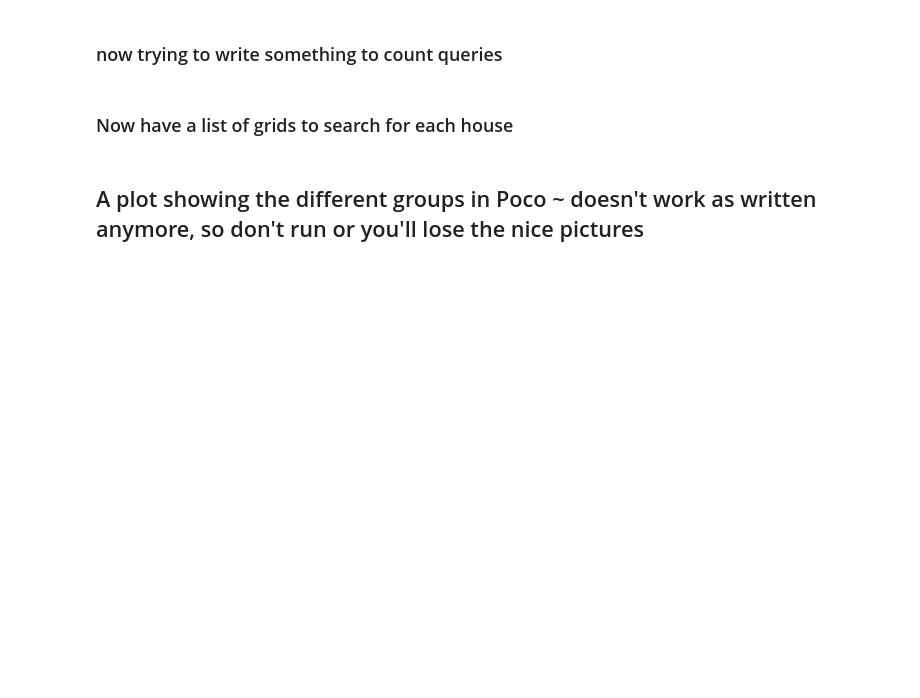
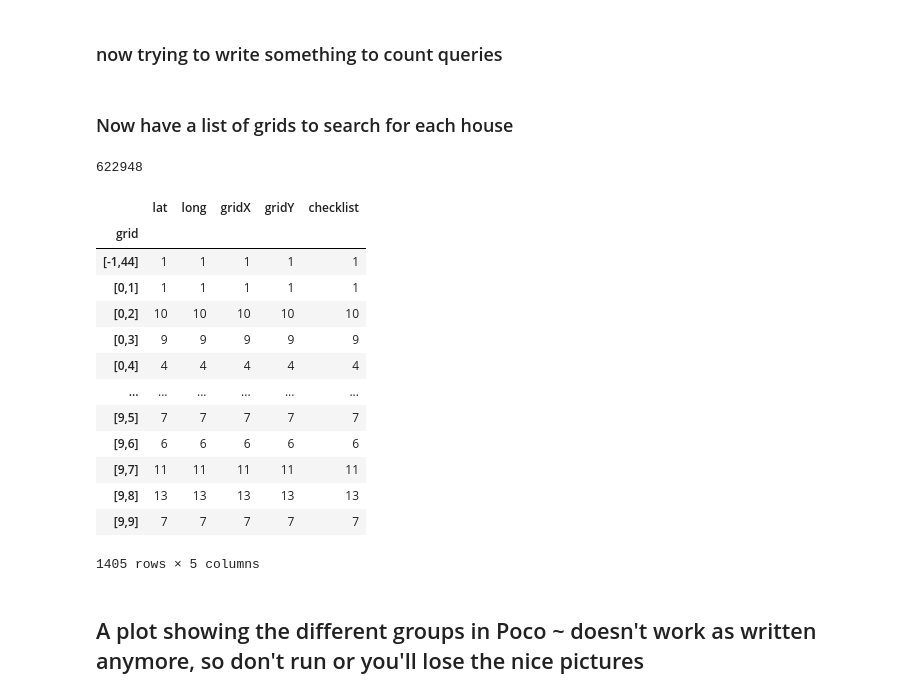
Before and after one commit to Justin-Heer/GarbageTruckOptimization-1, a Jupyter notebook: poco-grid.ipynb, the cells around one changed output. Drawn from its saved outputs; the diff is of its cells as text; code cells hidden in the pictures; blank space fills up the shorter version.

```diff
--- a/poco-grid.ipynb
+++ b/poco-grid.ipynb
@@ -131,11 +117,11 @@ df['checklist'] = df['checklist'].astype('object')
 # %%
 for inx,arr in df.iterrows():
     checklist = None
-    checklist = regular_case(arr['gridX'],arr['gridY'],10)
+    checklist = regular_case(arr['gridX'],arr['gridY'],20)
     if checklist == None:
-        checklist = edge_case(arr['gridX'],arr['gridY'],10)
+        checklist = edge_case(arr['gridX'],arr['gridY'],20)
     if checklist == None:
-        checklist = corner_case(arr['gridX'],arr['gridY'],10)
+        checklist = corner_case(arr['gridX'],arr['gridY'],20)
 
     df.loc[inx,'checklist'] = [checklist]
 # %% [markdown]
@@ -143,3 +140,24 @@ for inx,arr in df.iterrows():
+# %%
+count
+# %% [output]
+622948
+# %%
+df.groupby('grid').count()
+# %% [output]
+|  | lat | long | gridX | gridY | checklist |
+| grid |  |  |  |  |  |
+| [-1,44] | 1 | 1 | 1 | 1 | 1 |
+| [0,1] | 1 | 1 | 1 | 1 | 1 |
+| [0,2] | 10 | 10 | 10 | 10 | 10 |
+| [0,3] | 9 | 9 | 9 | 9 | 9 |
+| [0,4] | 4 | 4 | 4 | 4 | 4 |
+| ... | ... | ... | ... | ... | ... |
+| [9,5] | 7 | 7 | 7 | 7 | 7 |
+| [9,6] | 6 | 6 | 6 | 6 | 6 |
+| [9,7] | 11 | 11 | 11 | 11 | 11 |
+| [9,8] | 13 | 13 | 13 | 13 | 13 |
+| [9,9] | 7 | 7 | 7 | 7 | 7 |
+1405 rows × 5 columns
 # %% [markdown]
 ## A plot showing the different groups in Poco ~ doesn't work as written anymore, so don't run or you'll lose the nice pictures
 # %%
```
Also changed, not shown: parts of 5 cells of this notebook.
